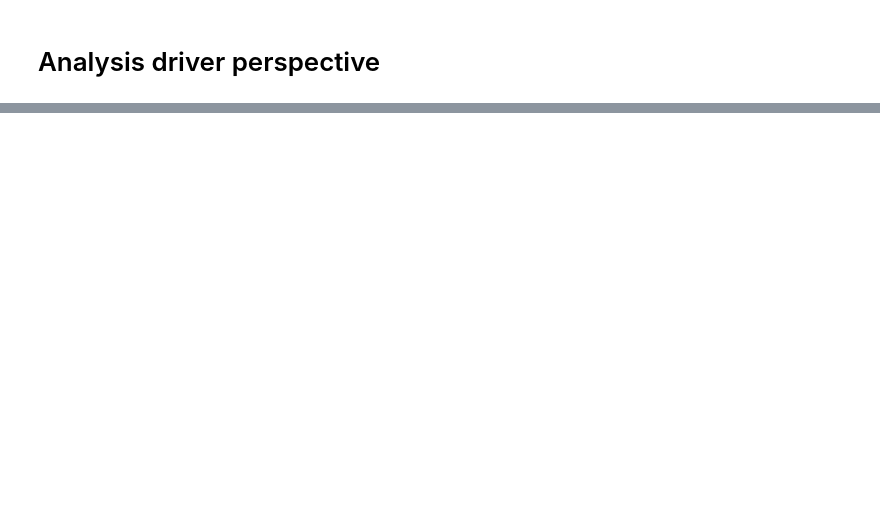
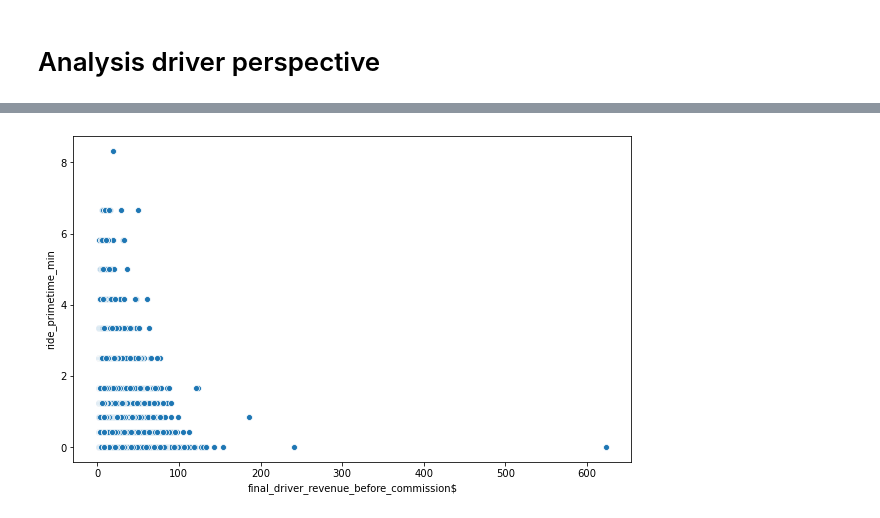
Before and after one commit to Brunadiasmiguel/challenge_drive, a Jupyter notebook: data_wrangling.ipynb, the cells around one changed output, grey strips where cells are left out. Saved outputs shown, nothing was run; the diff lists cells and outputs as text; code cells hidden in the pictures; blank space fills up the shorter version.

```diff
--- a/data_wrangling.ipynb
+++ b/data_wrangling.ipynb
@@ -1283,0 +1297,8 @@ avg_nr_rides_df.loc[(avg_nr_rides_df["time_onboard_to_last_ride"]<=7)]
+# %%
+#to count just one ride
+
+time_per_ride_df = ridertime.sort_values('timestamp').groupby(['ride_id'], as_index=False).last()
+# %%
+#merge to have it with revenue and time
+
+time_driver_ride_df=lifetime_revenue_df.merge(time_per_ride_df, left_on="ride_id", right_on="ride_id")
@@ -1283,0 +1443,10 @@ avg_nr_rides_df.loc[(avg_nr_rides_df["time_onboard_to_last_ride"]<=7)]
+# %%
+#scatter plot prime time and revenue of the driver
+
+fig, ax = plt.subplots(figsize=(10,6))
+sns.scatterplot(data=time_driver_ride_df,
+                x="final_driver_revenue_before_commission$",
+                y="ride_primetime_min",
+                ax=ax);
+# %% [output]
+[figure, added]
```
Also changed, not shown: parts of 15 cells of this notebook.
